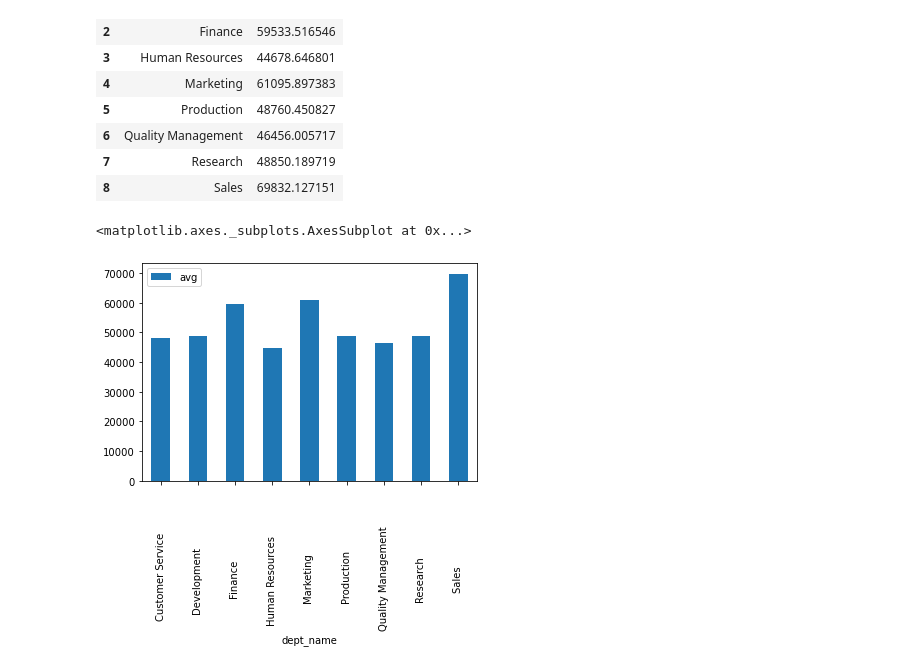
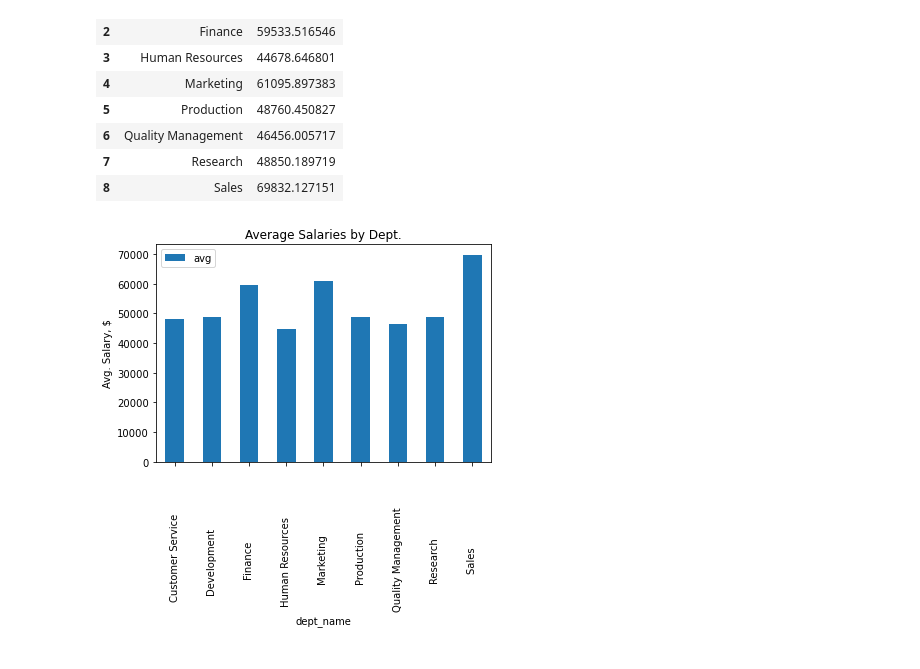
Before and after one commit to holla394/sql-challenge, a Jupyter notebook: EmployeeSQL/Bonus/bonus.ipynb, the cells around one changed output. Saved outputs shown, nothing was run; the diff lists cells and outputs as text; code cells hidden in the pictures.

```diff
--- a/EmployeeSQL/Bonus/bonus.ipynb
+++ b/EmployeeSQL/Bonus/bonus.ipynb
@@ -46,7 +48,10 @@ avg_salary_df
 | 7 | Research | 48850.189719 |
 | 8 | Sales | 69832.127151 |
 # %%
+plt.close()
 avg_salary_df.plot(kind='bar', x='dept_name', y='avg')
+plt.ylabel("Avg. Salary, $")
+plt.title("Average Salaries by Dept.")
+plt.show()
 # %% [output]
-<matplotlib.axes._subplots.AxesSubplot at 0x...>
-[figure, old version]
+[figure, new version]
```
Also changed, not shown: parts of 2 cells of this notebook.
